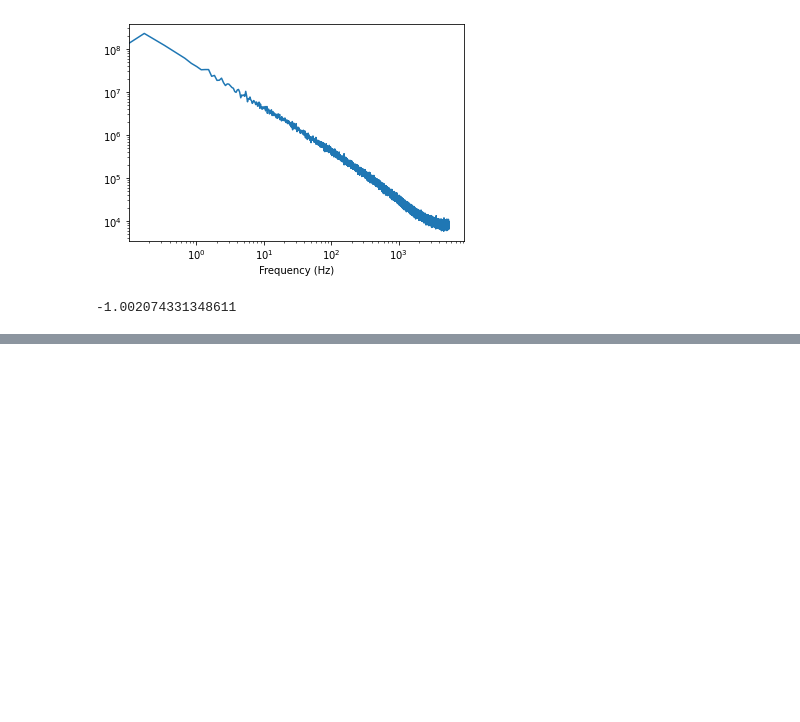
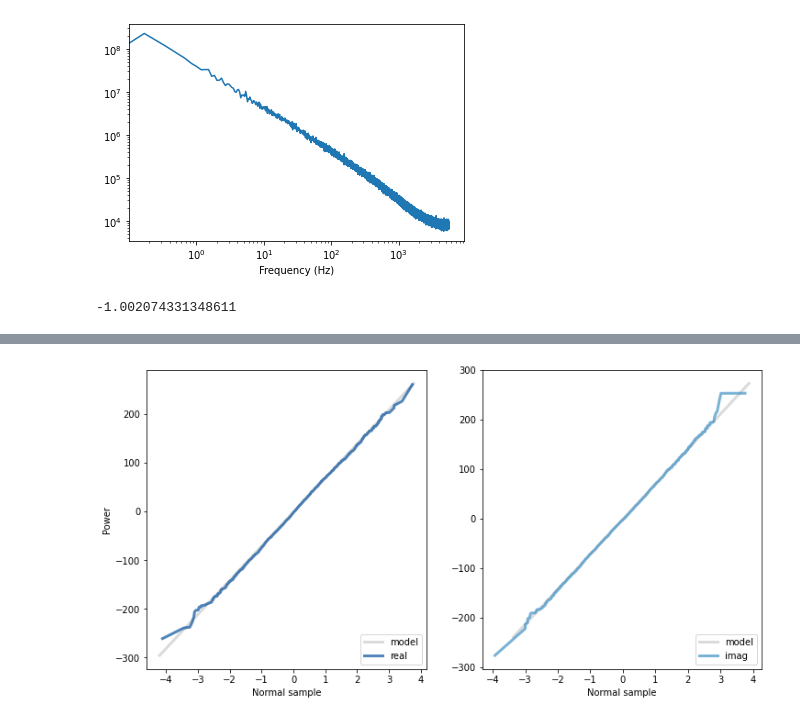
Before and after one commit to YupeiWang/HomeWork, a Jupyter notebook: CH04HW.ipynb, the cells around one changed output, grey strips where cells are left out. Cells and saved outputs as stored; diff of their text form; code cells hidden in the pictures; blank space fills up the shorter version.

```diff
--- a/CH04HW.ipynb
+++ b/CH04HW.ipynb
@@ -386,0 +494,17 @@ spectrum.estimate_slope().slope
+# %%
+spectrum = wave.make_spectrum()
+spectrum.hs[0] = 0
+
+thinkplot.preplot(2, cols=2)
+thinkstats2.NormalProbabilityPlot(spectrum.real, label='real')
+thinkplot.config(xlabel='Normal sample',
+                 ylabel='Power',
+                 legend=True,
+                 loc='lower right')
+
+thinkplot.subplot(2)
+thinkstats2.NormalProbabilityPlot(spectrum.imag, label='imag')
+thinkplot.config(xlabel='Normal sample',
+                     loc='lower right')
+# %% [output]
+[figure, added]
```
Also changed, not shown: parts of 10 cells of this notebook.
